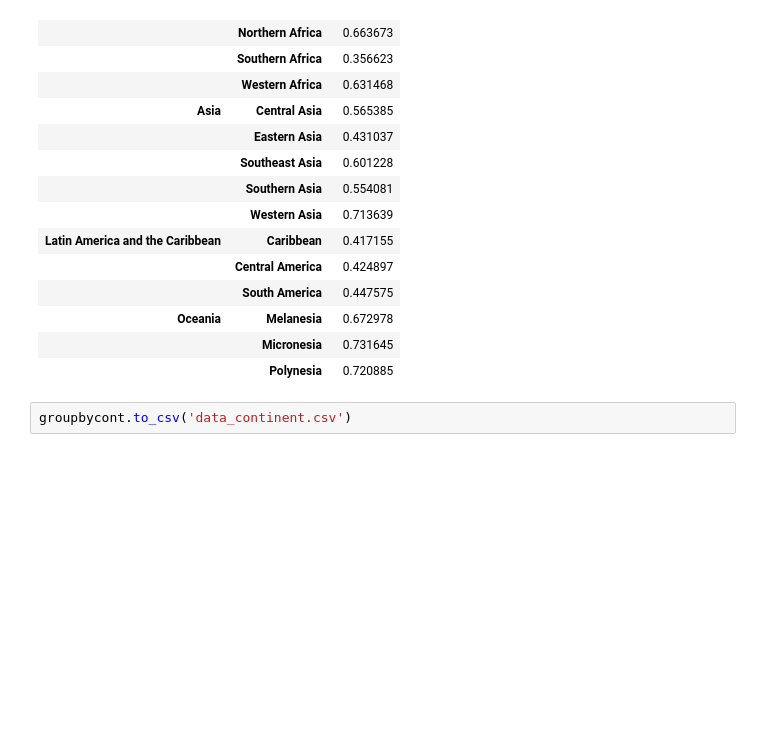
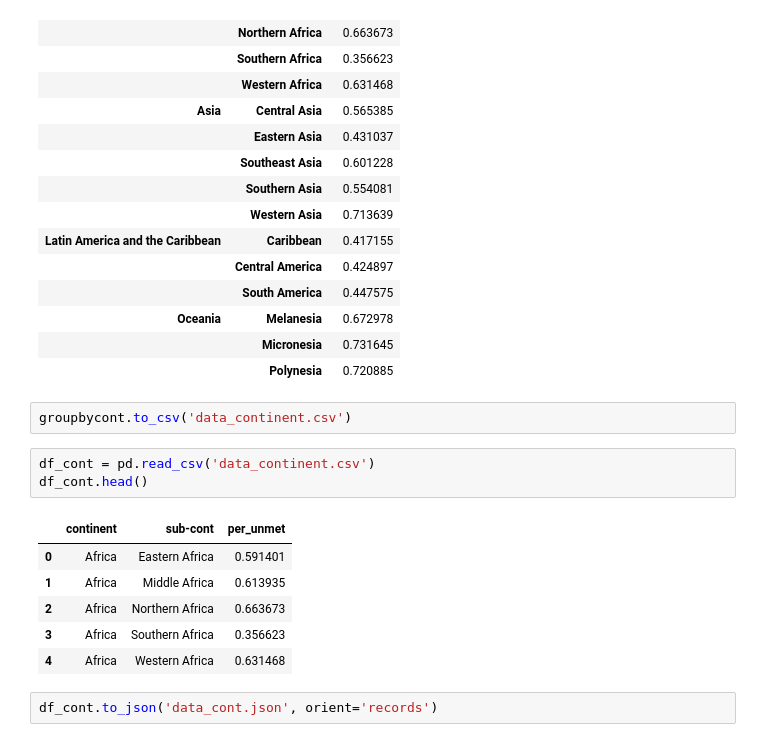
Before and after one commit to Ashley1014/info3300_project1, a Jupyter notebook: convertcsvtojson.ipynb, the cells around one changed output. Drawn from its saved outputs; the diff is of its cells as text; blank space fills up the shorter version.

Commit message:
new datafile -- use data_cont.json for the bar chart!

```diff
--- a/convertcsvtojson.ipynb
+++ b/convertcsvtojson.ipynb
@@ -187,3 +187,15 @@ groupbycont.to_frame()
 |  | Polynesia | 0.720885 |
 # %%
 groupbycont.to_csv('data_continent.csv')
+# %%
+df_cont = pd.read_csv('data_continent.csv')
+df_cont.head()
+# %% [output]
+|  | continent | sub-cont | per_unmet |
+| 0 | Africa | Eastern Africa | 0.591401 |
+| 1 | Africa | Middle Africa | 0.613935 |
+| 2 | Africa | Northern Africa | 0.663673 |
+| 3 | Africa | Southern Africa | 0.356623 |
+| 4 | Africa | Western Africa | 0.631468 |
+# %%
+df_cont.to_json('data_cont.json', orient='records')
```
Also changed, not shown: parts of 1 cell of this notebook, 1 other file.
